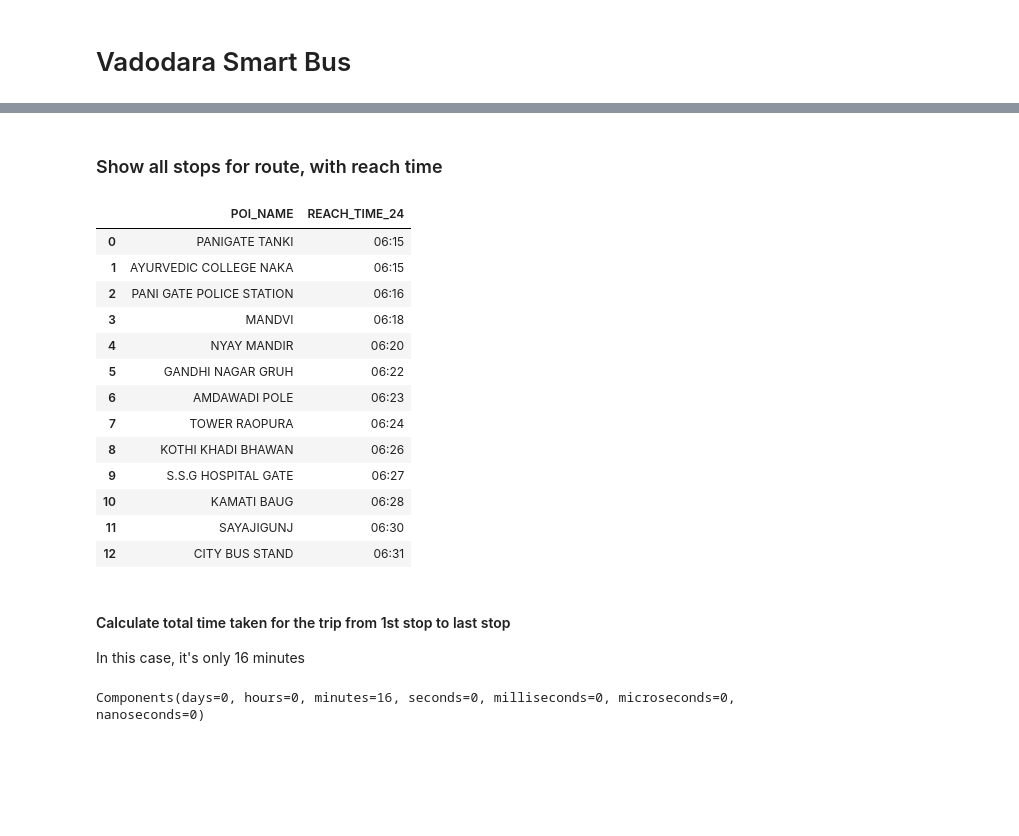
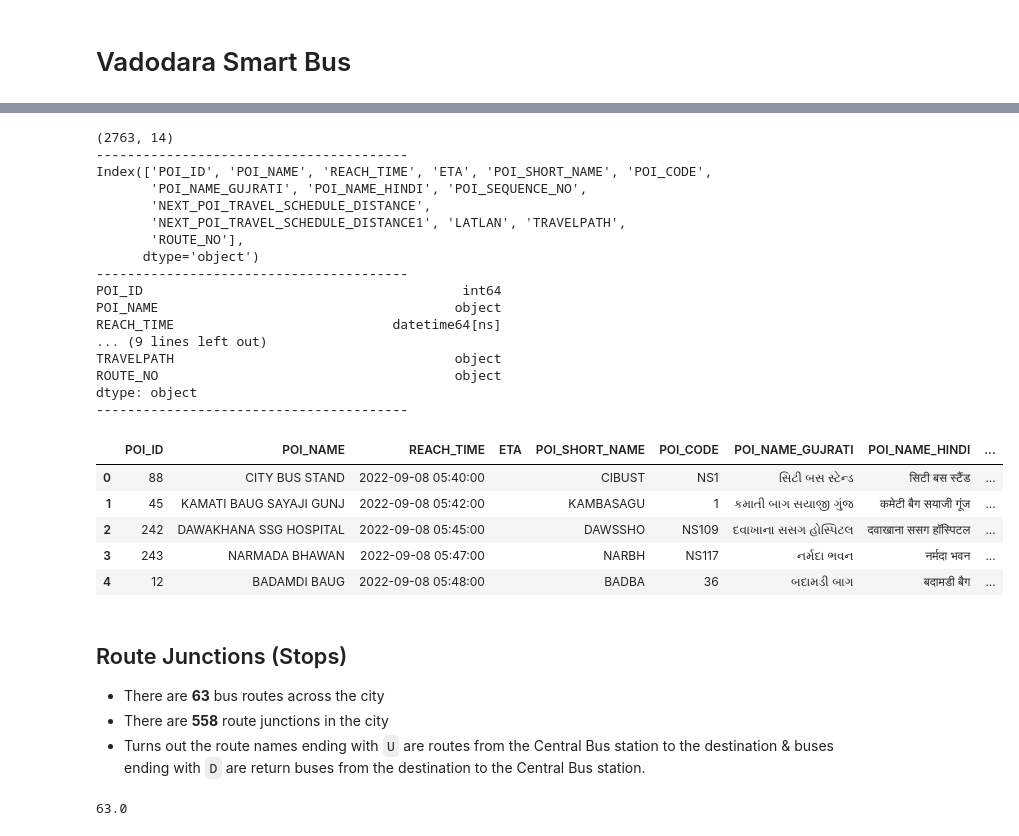
Before and after one commit to open-vadodara/smart-city-bus, a Jupyter notebook: EDA.ipynb, the cells around one changed output, grey strips where cells are left out. Drawn from its saved outputs; the diff is of its cells as text; code cells hidden in the pictures; blank space fills up the shorter version.

```diff
--- a/EDA.ipynb
+++ b/EDA.ipynb
@@ -37,28 +124,0 @@ df_timetable.head(2)
-# %% [markdown]
-### Show all stops for route, with reach time
-# %%
-df_timetable['REACH_TIME_24'] = pd.to_datetime(df_timetable['REACH_TIME']).dt.strftime('%H:%M')
-df_timetable[['POI_NAME', 'REACH_TIME_24']]
-# %% [output]
-|  | POI_NAME | REACH_TIME_24 |
-| 0 | PANIGATE TANKI | 06:15 |
-| 1 | AYURVEDIC COLLEGE NAKA | 06:15 |
-| 2 | PANI GATE POLICE STATION | 06:16 |
-| 3 | MANDVI | 06:18 |
-| 4 | NYAY MANDIR | 06:20 |
-| 5 | GANDHI NAGAR GRUH | 06:22 |
-| 6 | AMDAWADI POLE | 06:23 |
-| 7 | TOWER RAOPURA | 06:24 |
-| 8 | KOTHI KHADI BHAWAN | 06:26 |
-| 9 | S.S.G HOSPITAL GATE | 06:27 |
-| 10 | KAMATI BAUG | 06:28 |
-| 11 | SAYAJIGUNJ | 06:30 |
-| 12 | CITY BUS STAND | 06:31 |
-# %% [markdown]
-#### Calculate total time taken for the trip from 1st stop to last stop
-
-In this case, it's only 16 minutes
-# %%
-(pd.to_datetime(df_timetable.iloc[-1]['REACH_TIME_24']) - pd.to_datetime(df_timetable.iloc[0]['REACH_TIME_24'])).components
-# %% [output]
-Components(days=0, hours=0, minutes=16, seconds=0, milliseconds=0, microseconds=0, nanoseconds=0)
@@ -64,0 +127,51 @@ Components(days=0, hours=0, minutes=16, seconds=0, milliseconds=0, microseconds=
+# %%
+df_tt = pd.read_json(fldr + 'tt_all.json')
+
+# Basic table info
+print(df_tt.shape)
+print('-'*40)
+
+# Columns
+print(df_tt.columns)
+print('-'*40)
+
+# Data types
+print(df_tt.dtypes)
+print('-'*40)
+
+# Sample overview of the data
+df_tt.head()
+# %% [output]
+(2763, 14)
+----------------------------------------
+Index(['POI_ID', 'POI_NAME', 'REACH_TIME', 'ETA', 'POI_SHORT_NAME', 'POI_CODE',
+       'POI_NAME_GUJRATI', 'POI_NAME_HINDI', 'POI_SEQUENCE_NO',
+       'NEXT_POI_TRAVEL_SCHEDULE_DISTANCE',
+       'NEXT_POI_TRAVEL_SCHEDULE_DISTANCE1', 'LATLAN', 'TRAVELPATH',
+       'ROUTE_NO'],
+      dtype='object')
+----------------------------------------
+POI_ID                                         int64
+POI_NAME                                      object
+REACH_TIME                            datetime64[ns]
+... (9 lines left out)
+TRAVELPATH                                    object
+ROUTE_NO                                      object
+dtype: object
+----------------------------------------
+|  | POI_ID | POI_NAME | REACH_TIME | ETA | POI_SHORT_NAME | POI_CODE | POI_NAME_GUJRATI | POI_NAME_HINDI | ... |
+| 0 | 88 | CITY BUS STAND | 2022-09-08 05:40:00 |  | CIBUST | NS1 | સિટી બસ સ્ટેન્ડ | सिटी बस स्टैंड | ... |
+| 1 | 45 | KAMATI BAUG SAYAJI GUNJ | 2022-09-08 05:42:00 |  | KAMBASAGU | 1 | કમાતી બાગ સયાજી ગુંજ | कमेटी बैग सयाजी गूंज | ... |
+| 2 | 242 | DAWAKHANA SSG HOSPITAL | 2022-09-08 05:45:00 |  | DAWSSHO | NS109 | દવાખાના સસગ હોસ્પિટલ | दवाखाना ससग हॉस्पिटल | ... |
+| 3 | 243 | NARMADA BHAWAN | 2022-09-08 05:47:00 |  | NARBH | NS117 | નર્મદા ભવન | नर्मदा भवन | ... |
+| 4 | 12 | BADAMDI BAUG | 2022-09-08 05:48:00 |  | BADBA | 36 | બદામડી બાગ | बदामडी बैग | ... |
+# %% [markdown]
+## Route Junctions (Stops)
+
+* There are **63** bus routes across the city
+* There are **558** route junctions in the city
+* Turns out the route names ending with `U` are routes from the Central Bus station to the destination & buses ending with `D` are return buses from the destination to the Central Bus station.
+# %%
+len(df_tt['ROUTE_NO'].unique()) / 2
+# %% [output]
+63.0
```
Also changed, not shown: parts of 26 cells of this notebook, 3 other files.
